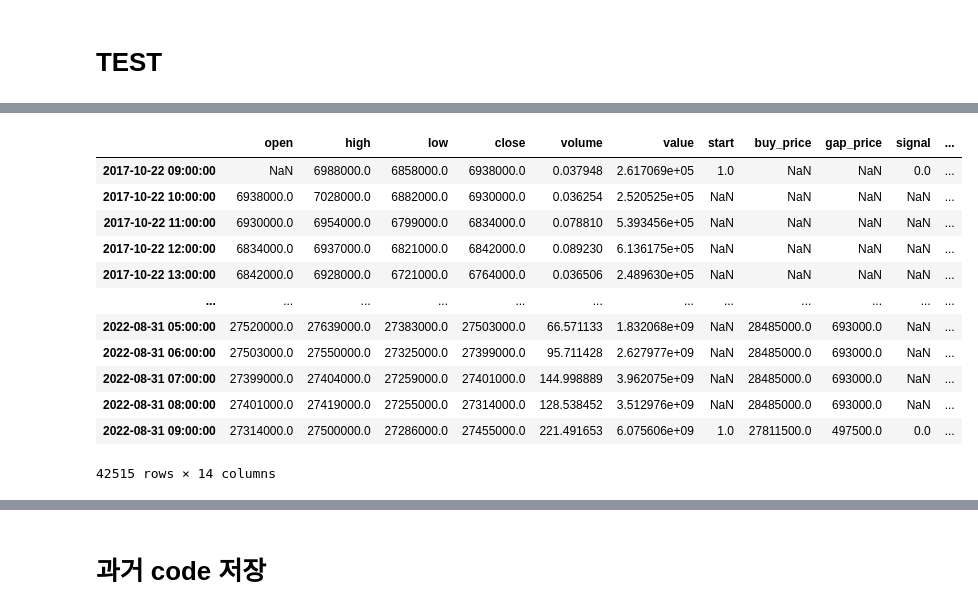
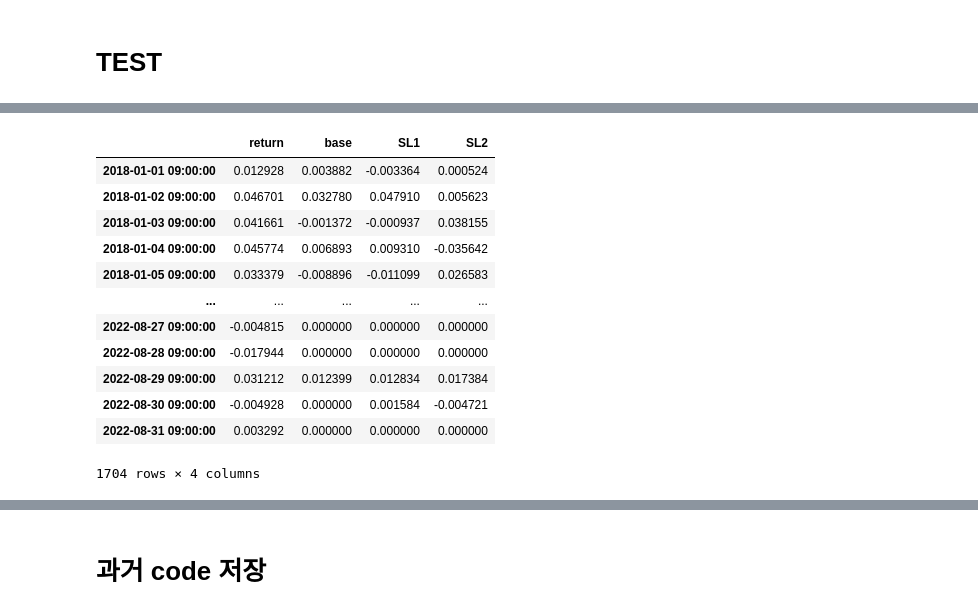
Before and after one commit to malkovich0/trading1, a Jupyter notebook: Backtest/Volatility Breakout.ipynb, the cells around one changed output, grey strips where cells are left out. Cells and saved outputs as stored; diff of their text form; code cells hidden in the pictures.

Commit message:
minute적용 가능

```diff
--- a/Backtest/Volatility Breakout.ipynb
+++ b/Backtest/Volatility Breakout.ipynb
@@ -57,16 +61,18 @@ def cal_ma(data, method = 'sma', length=5):
 # %%
 class Backtest():
     def __init__(self, datetime_start, datetime_end, code_coin):
-        self.data_hr = define_data(datetime_start-relativedelta(days=10), datetime_end, code_coin, timeframe='hourly')
-        self.data_d = self.data_hr[['close']].resample('24H', origin=self.data_hr.index[0]).apply({'close':'last'})
+        self.data_hr = define_data(datetime_start-relativedelta(days=10), datetime_end, code_coin, timeframe='minute10')
+        self.data_d = self.data_hr[['close']].resample('24H', origin=self.data_hr.index[0].replace(hour=9)).apply({'close':'last'})
         self.data_d['return'] = np.log10(self.data_d['close'] / self.data_d['close'].shift(1))
         self.data_d = self.data_d[['return']].loc[datetime_start:datetime_end]
         self.trading_fee = 0.1
 
     def cal_strategy(self, name, strategy_cls:type, strategy_list:None):
         self.strategy_list = strategy_list
-        self.strategy : Strategy = strategy_cls(self.data_d, self.data_hr, name, self.strategy_list, self.trading_fee)
-        self.data_d, self.data_hr = self.strategy.calculate()
+        data_d_temp = self.data_d.copy()
+        data_hr_temp = self.data_hr.copy()
+        self.strategy : Strategy = strategy_cls(data_d_temp, data_hr_temp, self.strategy_list, self.trading_fee)
+        self.data_d[name] = self.strategy.calculate()
 #         self.test_result = self.strategy.calculate()  # finish_daily : 일별로 거래 종료되어 position이 거래횟수
 
     def analyze_result(self):
@@ -611,3 +729,17 @@ data['r48'] = data['return'].rolling(48).mean().shift(-47)
 data.corr()
 # %% [markdown]
 # TEST
+# %%
+# date_start = datetime(2018,1,1,9)
+date_start = datetime(2022,1,1,9)
+# date_start = datetime(2022,11,1,9)
+date_end = datetime(2022,8,31,9)
+# date_end = datetime(2022,11,4,9)
+coin_code = 'KRW-BTC'
+case1 = Backtest(date_start,date_end,coin_code)
+case1.trading_fee = 0.1
+# case1.cal_strategy('base', Strategy_Volatility_new,['base'])
+case1.cal_strategy('SL1', Strategy_Volatility_new,['buy_','sell'])
+# case1.cal_strategy('SL2', Strategy_Volatility_new,['stoploss2'])
+# case1.cal_strategy('TP', Strategy_Volatility_new,['takeprofit'])
+case1.analyze_result()
@@ -614,16 +751,16 @@ data.corr()
 # %%
-case1.data_hr
+case1.data_d
 # %% [output]
-|  | open | high | low | close | volume | value | start | buy_price | gap_price | signal | ... |
-| 2017-10-22 09:00:00 | NaN | 6988000.0 | 6858000.0 | 6938000.0 | 0.037948 | 2.617069e+05 | 1.0 | NaN | NaN | 0.0 | ... |
-| 2017-10-22 10:00:00 | 6938000.0 | 7028000.0 | 6882000.0 | 6930000.0 | 0.036254 | 2.520525e+05 | NaN | NaN | NaN | NaN | ... |
-| 2017-10-22 11:00:00 | 6930000.0 | 6954000.0 | 6799000.0 | 6834000.0 | 0.078810 | 5.393456e+05 | NaN | NaN | NaN | NaN | ... |
-| 2017-10-22 12:00:00 | 6834000.0 | 6937000.0 | 6821000.0 | 6842000.0 | 0.089230 | 6.136175e+05 | NaN | NaN | NaN | NaN | ... |
-| 2017-10-22 13:00:00 | 6842000.0 | 6928000.0 | 6721000.0 | 6764000.0 | 0.036506 | 2.489630e+05 | NaN | NaN | NaN | NaN | ... |
-| ... | ... | ... | ... | ... | ... | ... | ... | ... | ... | ... | ... |
-| 2022-08-31 05:00:00 | 27520000.0 | 27639000.0 | 27383000.0 | 27503000.0 | 66.571133 | 1.832068e+09 | NaN | 28485000.0 | 693000.0 | NaN | ... |
-| 2022-08-31 06:00:00 | 27503000.0 | 27550000.0 | 27325000.0 | 27399000.0 | 95.711428 | 2.627977e+09 | NaN | 28485000.0 | 693000.0 | NaN | ... |
-| 2022-08-31 07:00:00 | 27399000.0 | 27404000.0 | 27259000.0 | 27401000.0 | 144.998889 | 3.962075e+09 | NaN | 28485000.0 | 693000.0 | NaN | ... |
-| 2022-08-31 08:00:00 | 27401000.0 | 27419000.0 | 27255000.0 | 27314000.0 | 128.538452 | 3.512976e+09 | NaN | 28485000.0 | 693000.0 | NaN | ... |
-| 2022-08-31 09:00:00 | 27314000.0 | 27500000.0 | 27286000.0 | 27455000.0 | 221.491653 | 6.075606e+09 | 1.0 | 27811500.0 | 497500.0 | 0.0 | ... |
+|  | return | base | SL1 | SL2 |
+| 2018-01-01 09:00:00 | 0.012928 | 0.003882 | -0.003364 | 0.000524 |
+| 2018-01-02 09:00:00 | 0.046701 | 0.032780 | 0.047910 | 0.005623 |
+| 2018-01-03 09:00:00 | 0.041661 | -0.001372 | -0.000937 | 0.038155 |
+| 2018-01-04 09:00:00 | 0.045774 | 0.006893 | 0.009310 | -0.035642 |
+| 2018-01-05 09:00:00 | 0.033379 | -0.008896 | -0.011099 | 0.026583 |
+| ... | ... | ... | ... | ... |
+| 2022-08-27 09:00:00 | -0.004815 | 0.000000 | 0.000000 | 0.000000 |
+| 2022-08-28 09:00:00 | -0.017944 | 0.000000 | 0.000000 | 0.000000 |
+| 2022-08-29 09:00:00 | 0.031212 | 0.012399 | 0.012834 | 0.017384 |
+| 2022-08-30 09:00:00 | -0.004928 | 0.000000 | 0.001584 | -0.004721 |
+| 2022-08-31 09:00:00 | 0.003292 | 0.000000 | 0.000000 | 0.000000 |
-42515 rows × 14 columns
+1704 rows × 4 columns
```
Also changed, not shown: parts of 16 cells of this notebook, 7 other files.
